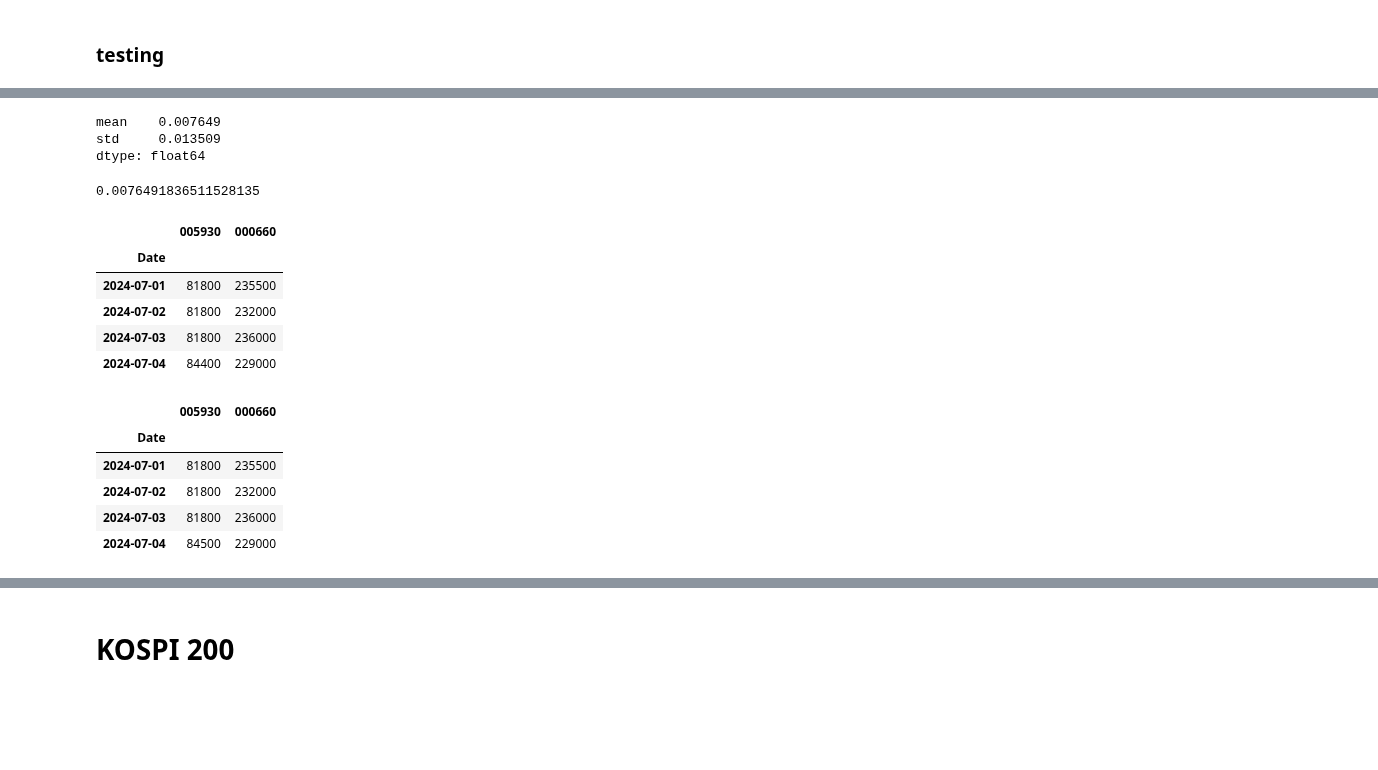
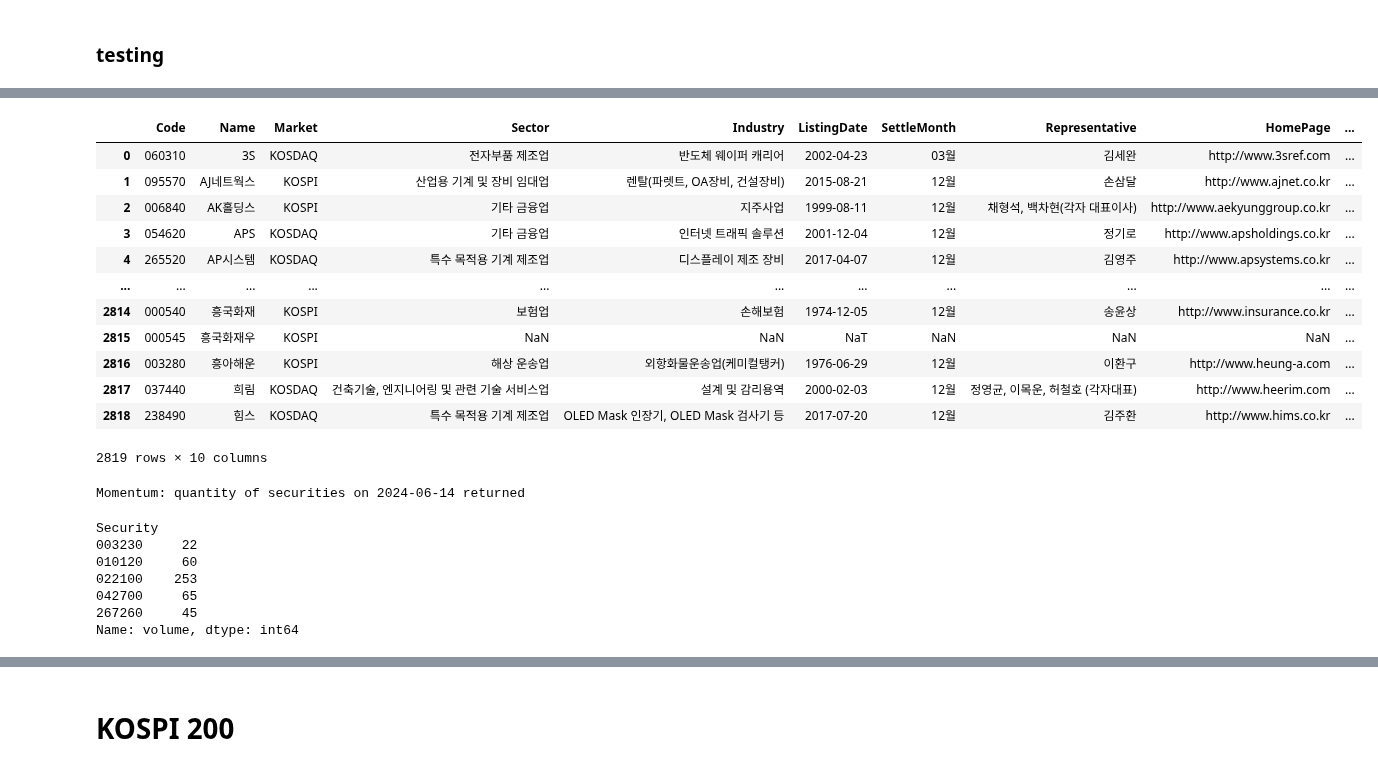
Before and after one commit to lbk209/portfolio, a Jupyter notebook: asset_management.ipynb, the cells around one changed output, grey strips where cells are left out. Cells and saved outputs as stored; diff of their text form; code cells hidden in the pictures; blank space fills up the shorter version.

```diff
--- a/asset_management.ipynb
+++ b/asset_management.ipynb
@@ -217,29 +23,31 @@ dtype: float64
-# %%
-print(err.agg(['mean', 'std']))
-# %% [output]
-mean    0.007649
-std     0.013509
-dtype: float64
-# %%
-err.mean()
-# %% [output]
-0.0076491836511528135
-# %%
-tickers = ['005930', '000660']
-fdr.DataReader(tickers, '20240701')
-# %% [output]
-|  | 005930 | 000660 |
-| Date |  |  |
-| 2024-07-01 | 81800 | 235500 |
-| 2024-07-02 | 81800 | 232000 |
-| 2024-07-03 | 81800 | 236000 |
-| 2024-07-04 | 84400 | 229000 |
-# %%
-fdr.DataReader(tickers, '20240629')
-# %% [output]
-|  | 005930 | 000660 |
-| Date |  |  |
-| 2024-07-01 | 81800 | 235500 |
-| 2024-07-02 | 81800 | 232000 |
-| 2024-07-03 | 81800 | 236000 |
-| 2024-07-04 | 84500 | 229000 |
+# %%
+import FinanceDataReader as fdr
+
+stocks = fdr.StockListing('KRX-DESC')
+# %%
+stocks
+# %% [output]
+|  | Code | Name | Market | Sector | Industry | ListingDate | SettleMonth | Representative | HomePage | ... |
+| 0 | 060310 | 3S | KOSDAQ | 전자부품 제조업 | 반도체 웨이퍼 캐리어 | 2002-04-23 | 03월 | 김세완 | http://www.3sref.com | ... |
+| 1 | 095570 | AJ네트웍스 | KOSPI | 산업용 기계 및 장비 임대업 | 렌탈(파렛트, OA장비, 건설장비) | 2015-08-21 | 12월 | 손삼달 | http://www.ajnet.co.kr | ... |
+| 2 | 006840 | AK홀딩스 | KOSPI | 기타 금융업 | 지주사업 | 1999-08-11 | 12월 | 채형석, 백차현(각자 대표이사) | http://www.aekyunggroup.co.kr | ... |
+| 3 | 054620 | APS | KOSDAQ | 기타 금융업 | 인터넷 트래픽 솔루션 | 2001-12-04 | 12월 | 정기로 | http://www.apsholdings.co.kr | ... |
+| 4 | 265520 | AP시스템 | KOSDAQ | 특수 목적용 기계 제조업 | 디스플레이 제조 장비 | 2017-04-07 | 12월 | 김영주 | http://www.apsystems.co.kr | ... |
+| ... | ... | ... | ... | ... | ... | ... | ... | ... | ... | ... |
+| 2814 | 000540 | 흥국화재 | KOSPI | 보험업 | 손해보험 | 1974-12-05 | 12월 | 송윤상 | http://www.insurance.co.kr | ... |
+| 2815 | 000545 | 흥국화재우 | KOSPI | NaN | NaN | NaT | NaN | NaN | NaN | ... |
+| 2816 | 003280 | 흥아해운 | KOSPI | 해상 운송업 | 외항화물운송업(케미컬탱커) | 1976-06-29 | 12월 | 이환구 | http://www.heung-a.com | ... |
+| 2817 | 037440 | 희림 | KOSDAQ | 건축기술, 엔지니어링 및 관련 기술 서비스업 | 설계 및 감리용역 | 2000-02-03 | 12월 | 정영균, 이목운, 허철호 (각자대표) | http://www.heerim.com | ... |
+| 2818 | 238490 | 힘스 | KOSDAQ | 특수 목적용 기계 제조업 | OLED Mask 인장기, OLED Mask 검사기 등 | 2017-07-20 | 12월 | 김주환 | http://www.hims.co.kr | ... |
+2819 rows × 10 columns
+# %%
+bm.get_balance(1)
+# %% [output]
+Momentum: quantity of securities on 2024-06-14 returned
+Security
+003230     22
+010120     60
+022100    253
+042700     65
+267260     45
+Name: volume, dtype: int64
```
Also changed, not shown: parts of 29 cells of this notebook, 1 other file.
